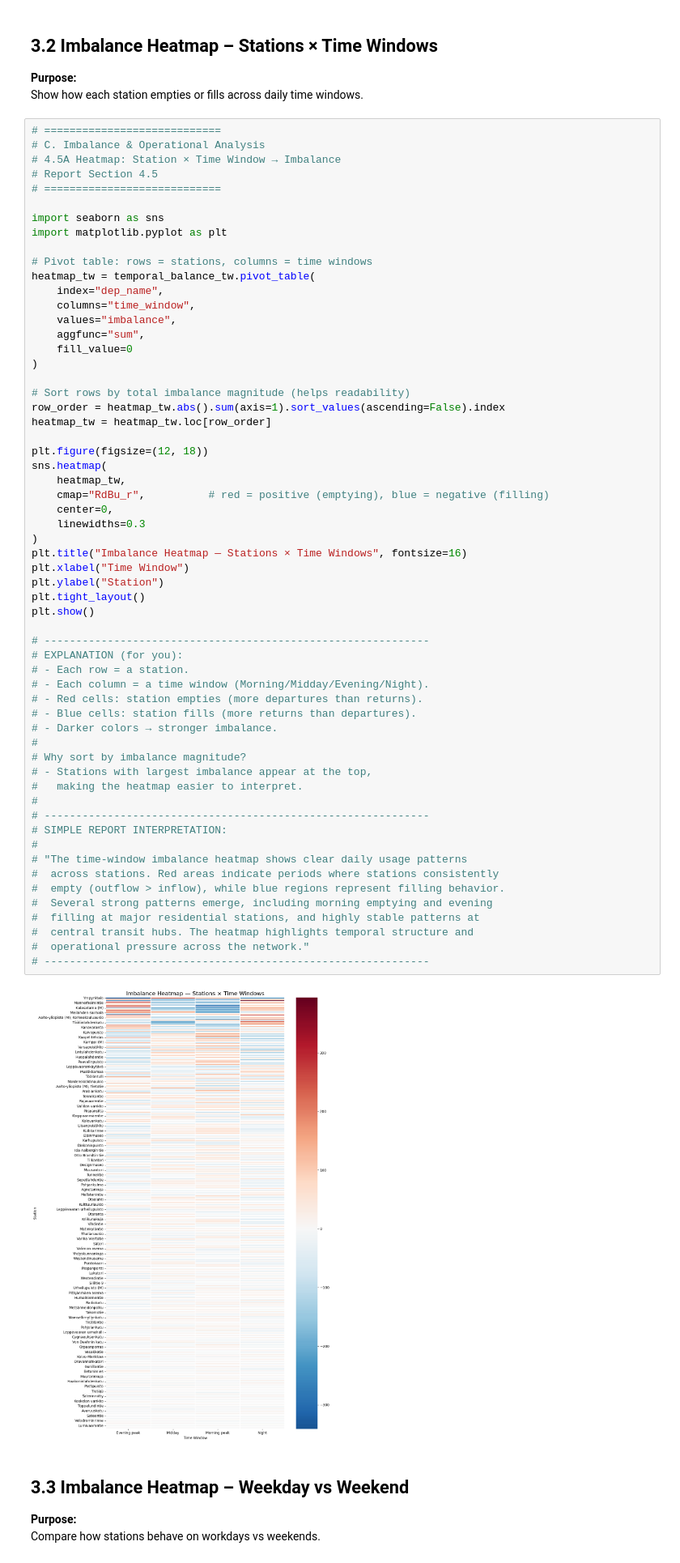
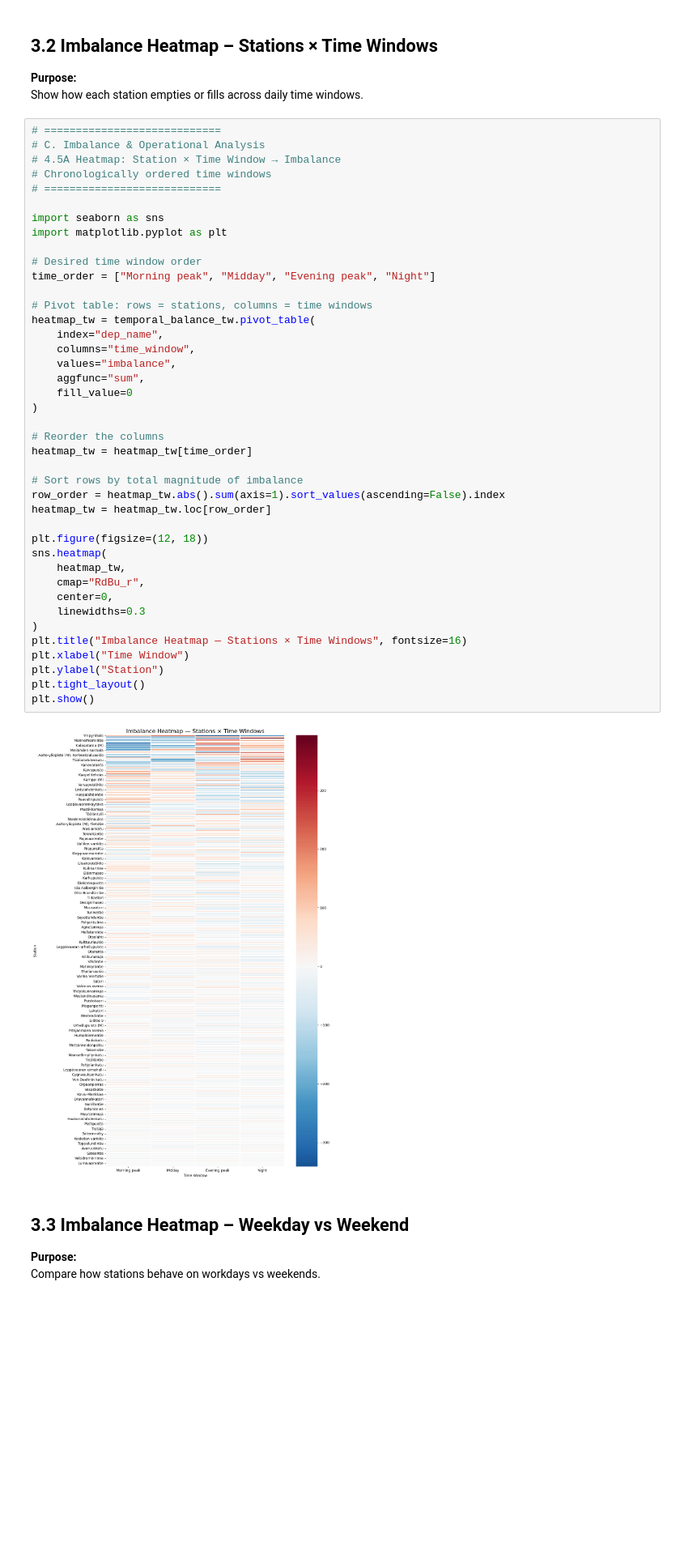
Before and after one commit to nfcolak/Network-Science---Helsinki-City-Bikes---UZH, a Jupyter notebook: notebooks/temporal_analysis.ipynb, the cells around one changed output. Shown at 81% size. Drawn from its saved outputs; the diff is of its cells as text; blank space fills up the shorter version.

Commit message:
last updates to temporal analysis part

```diff
--- a/notebooks/temporal_analysis.ipynb
+++ b/notebooks/temporal_analysis.ipynb
@@ -1482,63 +1703,45 @@ Show how each station empties or fills across daily time windows.
 # ============================
 # C. Imbalance & Operational Analysis
 # 4.5A Heatmap: Station × Time Window → Imbalance
-# Report Section 4.5
+# Chronologically ordered time windows
 # ============================
 
 import seaborn as sns
 import matplotlib.pyplot as plt
+
+# Desired time window order
+time_order = ["Morning peak", "Midday", "Evening peak", "Night"]
 
 # Pivot table: rows = stations, columns = time windows
 heatmap_tw = temporal_balance_tw.pivot_table(
     index="dep_name",
     columns="time_window",
     values="imbalance",
     aggfunc="sum",
     fill_value=0
 )
 
-# Sort rows by total imbalance magnitude (helps readability)
+# Reorder the columns
+heatmap_tw = heatmap_tw[time_order]
+
+# Sort rows by total magnitude of imbalance
 row_order = heatmap_tw.abs().sum(axis=1).sort_values(ascending=False).index
 heatmap_tw = heatmap_tw.loc[row_order]
 
 plt.figure(figsize=(12, 18))
 sns.heatmap(
     heatmap_tw,
-    cmap="RdBu_r",          # red = positive (emptying), blue = negative (filling)
+    cmap="RdBu_r",
     center=0,
     linewidths=0.3
 )
 plt.title("Imbalance Heatmap — Stations × Time Windows", fontsize=16)
 plt.xlabel("Time Window")
 plt.ylabel("Station")
 plt.tight_layout()
 plt.show()
-
-# -------------------------------------------------------------
-# EXPLANATION (for you):
-# - Each row = a station.
-# - Each column = a time window (Morning/Midday/Evening/Night).
-# - Red cells: station empties (more departures than returns).
-# - Blue cells: station fills (more returns than departures).
-# - Darker colors → stronger imbalance.
-#
-# Why sort by imbalance magnitude?
-# - Stations with largest imbalance appear at the top,
-#   making the heatmap easier to interpret.
-#
-# -------------------------------------------------------------
-# SIMPLE REPORT INTERPRETATION:
-#
-# "The time-window imbalance heatmap shows clear daily usage patterns
-#  across stations. Red areas indicate periods where stations consistently
-#  empty (outflow > inflow), while blue regions represent filling behavior.
-#  Several strong patterns emerge, including morning emptying and evening
-#  filling at major residential stations, and highly stable patterns at
-#  central transit hubs. The heatmap highlights temporal structure and
-#  operational pressure across the network."
-# -------------------------------------------------------------
 # %% [output]
-[figure, old version]
+[figure, new version]
 # %% [markdown]
 ## 3.3 Imbalance Heatmap – Weekday vs Weekend
 
```
Also changed, not shown: parts of 8 cells of this notebook, 1 other file.
